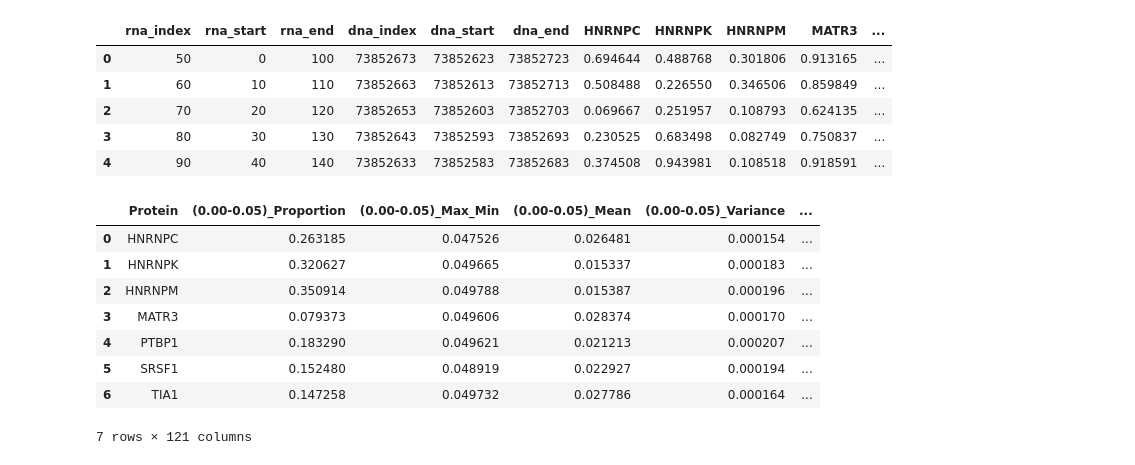
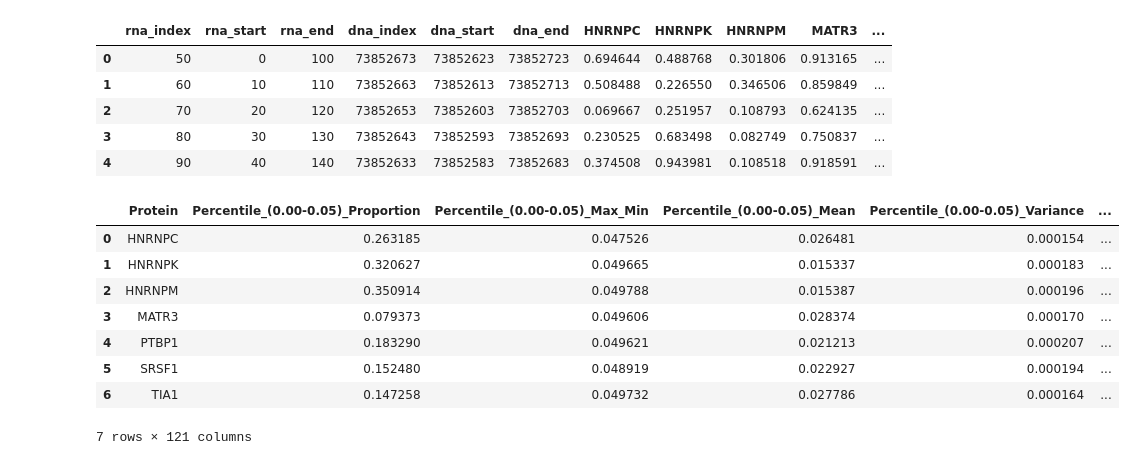
Before and after one commit to simk893/IncRNA_Protein_Interactions, a Jupyter notebook: Exploratory_Data_Analysis.ipynb, the cells around one changed output. Drawn from its saved outputs; the diff is of its cells as text; code cells hidden in the pictures.

```diff
--- a/Exploratory_Data_Analysis.ipynb
+++ b/Exploratory_Data_Analysis.ipynb
@@ -17,36 +20,36 @@ df.head()
 # %%
 # Variables for percentiles, max-min, mean, variance, skew, and kurtosis
 proteins = ['HNRNPC', 'HNRNPK', 'HNRNPM', 'MATR3', 'PTBP1', 'SRSF1', 'TIA1']
 proportions, max_min, means, variances, skews, kurtoses = {}, {}, {}, {}, {}, {}
 
 # Summary Statistic Feature Extraction
 N = 20
 for protein in proteins:
     df[f'{protein}_percentile'] = pd.cut(df[protein], bins=[i/N for i in range(N+1)], labels=False, include_lowest=True)
     for i in range(N):
         percentile_data = df[df[f'{protein}_percentile'] == i][protein] - (i / N)
         proportions[f'{protein}_percentile{i}'] = percentile_data.shape[0] / df.shape[0]
         max_min[f'{protein}_percentile{i}_max_min'] = percentile_data.max() - percentile_data.min()
         means[f'{protein}_percentile{i}_mean'] = percentile_data.mean()
         variances[f'{protein}_percentile{i}_variance'] = percentile_data.var()
         skews[f'{protein}_percentile{i}_skew'] = skew(percentile_data)
         kurtoses[f'{protein}_percentile{i}_kurtosis'] = kurtosis(percentile_data)
 
 # Summary Statistics Dataframe
 data = {'Protein': proteins}
 for i in range(N):
     lower_bound = i / N
     upper_bound = (i + 1) / N
-    data[f'({lower_bound:.2f}-{upper_bound:.2f})_Proportion'] = [proportions[f'{protein}_percentile{i}'] for protein in proteins]
-    data[f'({lower_bound:.2f}-{upper_bound:.2f})_Max_Min'] = [max_min[f'{protein}_percentile{i}_max_min'] for protein in proteins]
-    data[f'({lower_bound:.2f}-{upper_bound:.2f})_Mean'] = [means[f'{protein}_percentile{i}_mean'] for protein in proteins]
-    data[f'({lower_bound:.2f}-{upper_bound:.2f})_Variance'] = [variances[f'{protein}_percentile{i}_variance'] for protein in proteins]
-    data[f'({lower_bound:.2f}-{upper_bound:.2f})_Skew'] = [skews[f'{protein}_percentile{i}_skew'] for protein in proteins]
-    data[f'({lower_bound:.2f}-{upper_bound:.2f})_Kurtosis'] = [kurtoses[f'{protein}_percentile{i}_kurtosis'] for protein in proteins]
+    data[f'Percentile_({lower_bound:.2f}-{upper_bound:.2f})_Proportion'] = [proportions[f'{protein}_percentile{i}'] for protein in proteins]
+    data[f'Percentile_({lower_bound:.2f}-{upper_bound:.2f})_Max_Min'] = [max_min[f'{protein}_percentile{i}_max_min'] for protein in proteins]
+    data[f'Percentile_({lower_bound:.2f}-{upper_bound:.2f})_Mean'] = [means[f'{protein}_percentile{i}_mean'] for protein in proteins]
+    data[f'Percentile_({lower_bound:.2f}-{upper_bound:.2f})_Variance'] = [variances[f'{protein}_percentile{i}_variance'] for protein in proteins]
+    data[f'Percentile_({lower_bound:.2f}-{upper_bound:.2f})_Skew'] = [skews[f'{protein}_percentile{i}_skew'] for protein in proteins]
+    data[f'Percentile_({lower_bound:.2f}-{upper_bound:.2f})_Kurtosis'] = [kurtoses[f'{protein}_percentile{i}_kurtosis'] for protein in proteins]
 result_df = pd.DataFrame(data).fillna(0)
 result_df
 # %% [output]
-|  | Protein | (0.00-0.05)_Proportion | (0.00-0.05)_Max_Min | (0.00-0.05)_Mean | (0.00-0.05)_Variance | ... |
+|  | Protein | Percentile_(0.00-0.05)_Proportion | Percentile_(0.00-0.05)_Max_Min | Percentile_(0.00-0.05)_Mean | Percentile_(0.00-0.05)_Variance | ... |
 | 0 | HNRNPC | 0.263185 | 0.047526 | 0.026481 | 0.000154 | ... |
 | 1 | HNRNPK | 0.320627 | 0.049665 | 0.015337 | 0.000183 | ... |
 | 2 | HNRNPM | 0.350914 | 0.049788 | 0.015387 | 0.000196 | ... |
```
Also changed, not shown: parts of 12 cells of this notebook.
